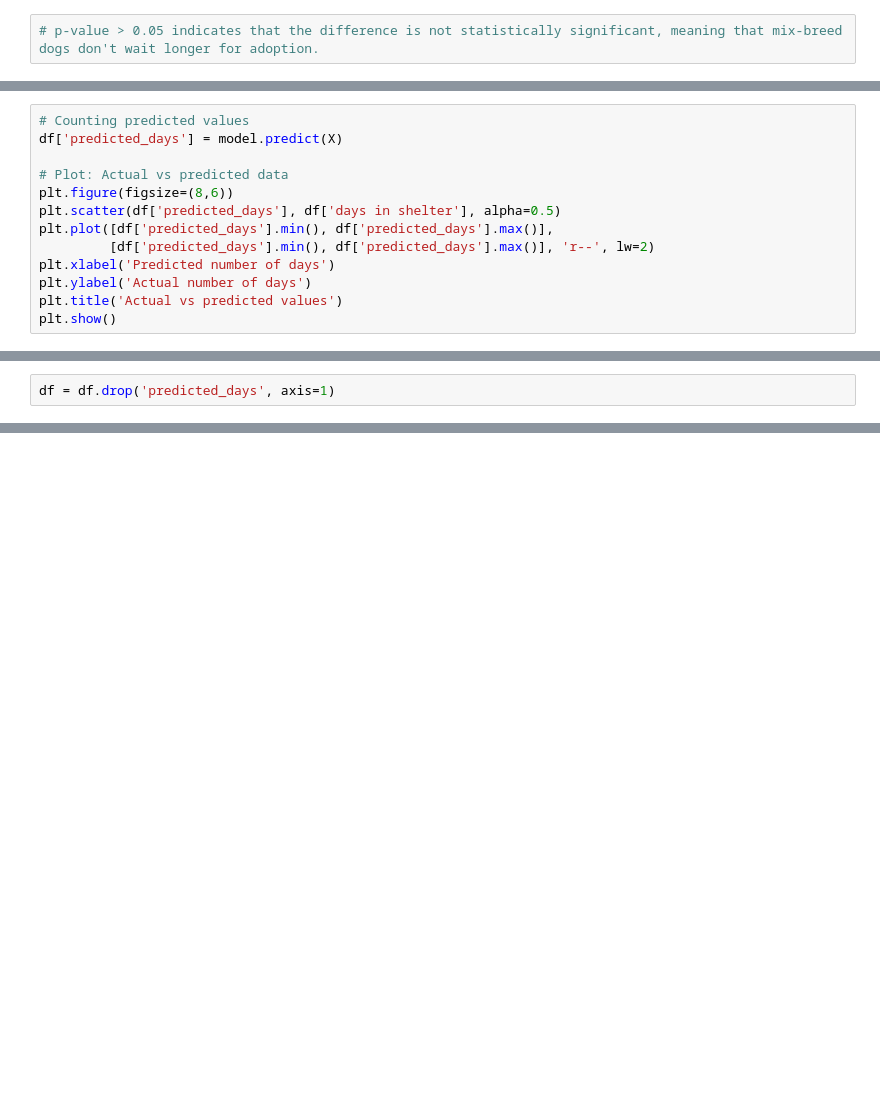
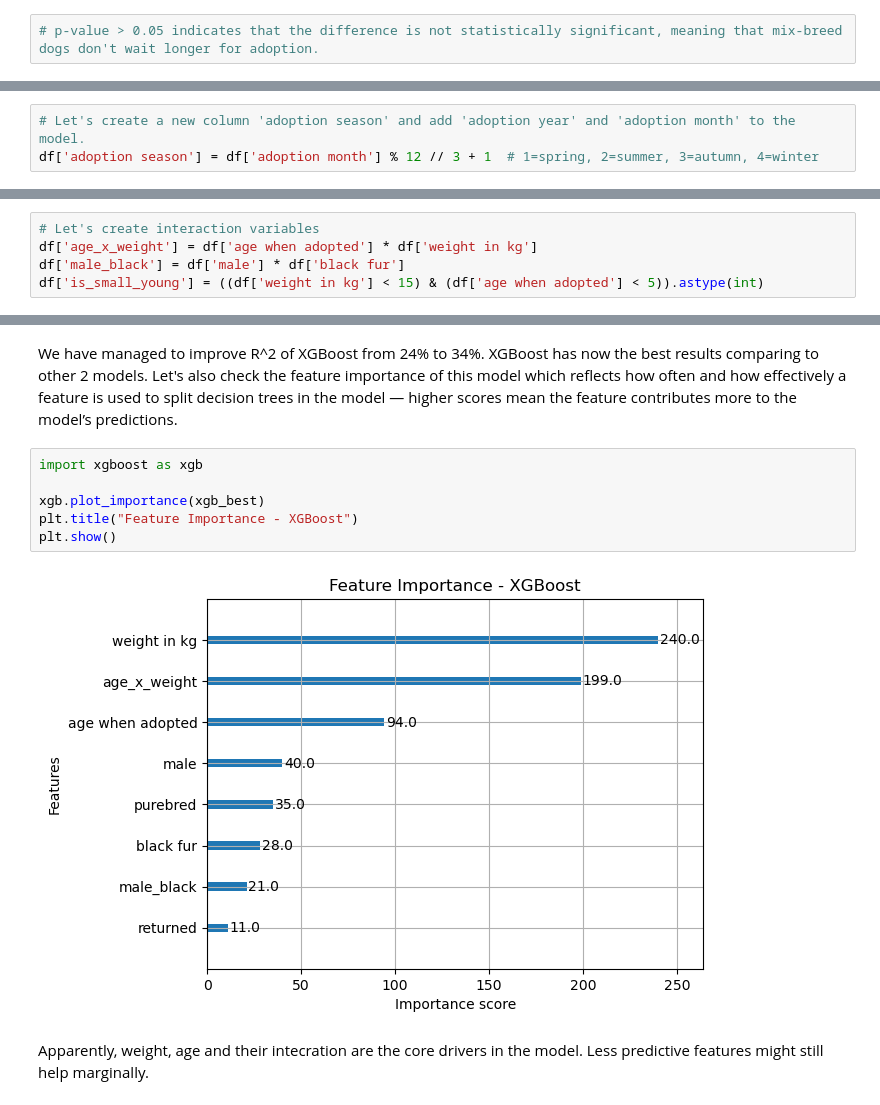
Before and after one commit to borowskamar/PortfolioProjects, a Jupyter notebook: Shelter.ipynb, the cells around one changed output, grey strips where cells are left out. Drawn from its saved outputs; the diff is of its cells as text; blank space fills up the shorter version.

```diff
--- a/Shelter.ipynb
+++ b/Shelter.ipynb
@@ -625,13 +622,0 @@ Each additional kilogram of a dog’s weight means an increase of more than 4 da
-# %%
-# Counting predicted values
-df['predicted_days'] = model.predict(X)
-
-# Plot: Actual vs predicted data
-plt.figure(figsize=(8,6))
-plt.scatter(df['predicted_days'], df['days in shelter'], alpha=0.5)
-plt.plot([df['predicted_days'].min(), df['predicted_days'].max()],
-         [df['predicted_days'].min(), df['predicted_days'].max()], 'r--', lw=2)
-plt.xlabel('Predicted number of days')
-plt.ylabel('Actual number of days')
-plt.title('Actual vs predicted values')
-plt.show()
@@ -640,3 +623 @@ plt.show()
-# %%
-df = df.drop('predicted_days', axis=1)
 # %% [markdown]
@@ -677,0 +766,3 @@ model may not be the best fit.
+# %%
+# Let's create a new column 'adoption season' and add 'adoption year' and 'adoption month' to the model.
+df['adoption season'] = df['adoption month'] % 12 // 3 + 1  # 1=spring, 2=summer, 3=autumn, 4=winter
@@ -677,0 +851,5 @@ model may not be the best fit.
+# %%
+# Let's create interaction variables
+df['age_x_weight'] = df['age when adopted'] * df['weight in kg']
+df['male_black'] = df['male'] * df['black fur']
+df['is_small_young'] = ((df['weight in kg'] < 15) & (df['age when adopted'] < 5)).astype(int)
@@ -677,0 +988,13 @@ model may not be the best fit.
+# %% [markdown]
+We have managed to improve R^2 of XGBoost from 24% to 34%. XGBoost has now the best results comparing to other 2 models.
+Let's also check the feature importance of this model which reflects how often and how effectively a feature is used to split decision trees in the model — higher scores mean the feature contributes more to the model’s predictions.
+# %%
+import xgboost as xgb
+
+xgb.plot_importance(xgb_best)
+plt.title("Feature Importance - XGBoost")
+plt.show()
+# %% [output]
+[figure, added]
+# %% [markdown]
+Apparently, weight, age and their intecration are the core drivers in the model. Less predictive features might still help marginally.
```
Also changed, not shown: parts of 25 cells of this notebook.
